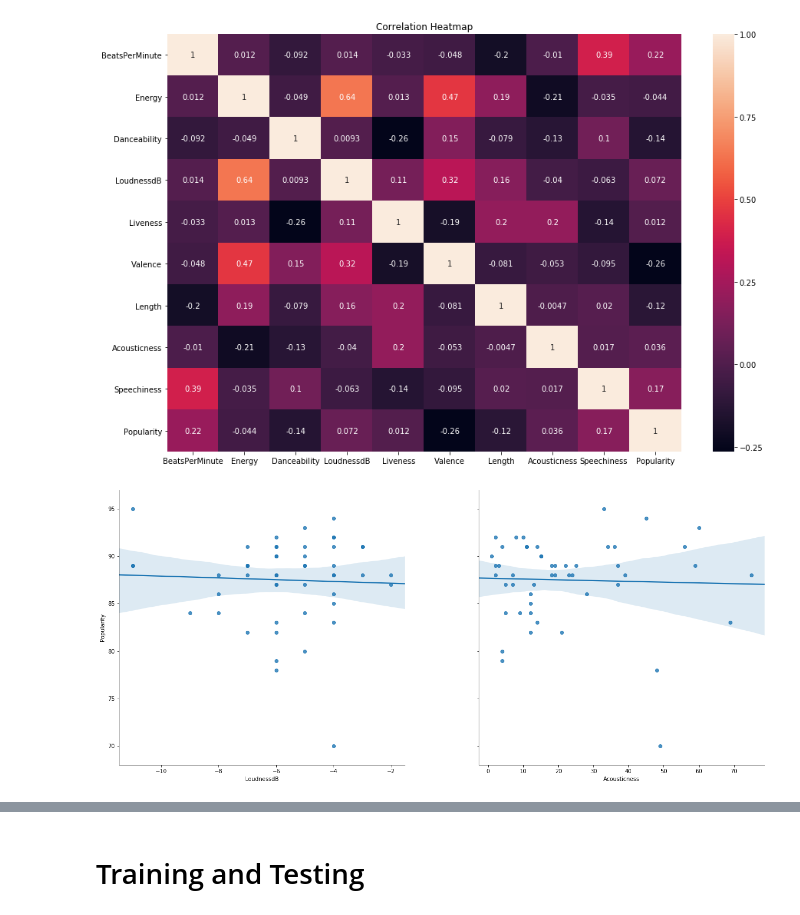
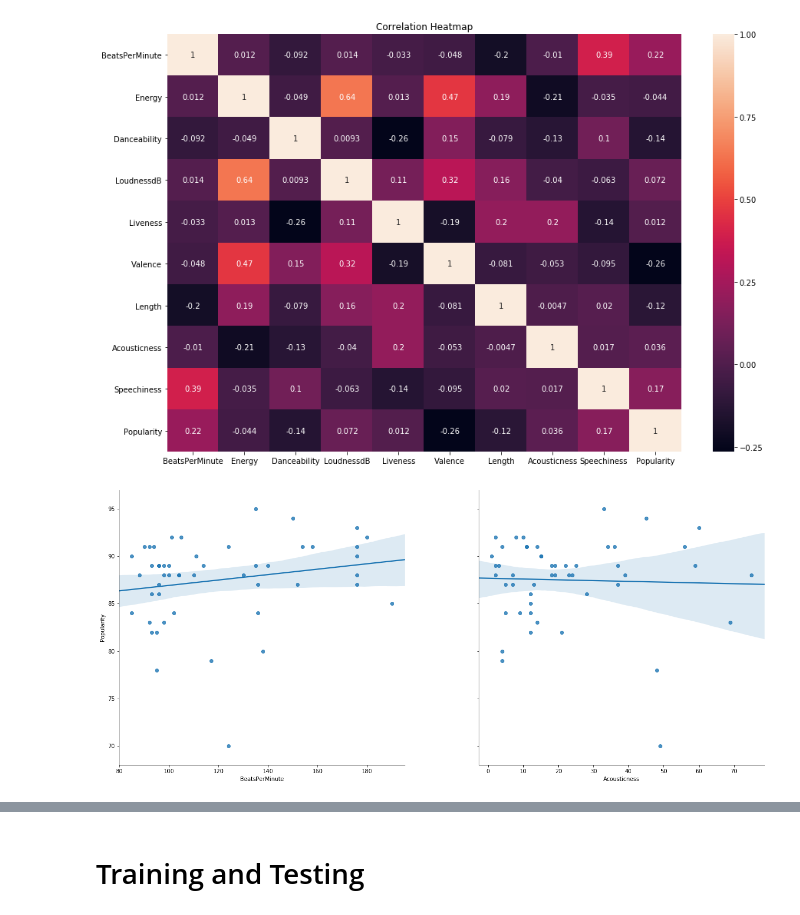
Before and after one commit to yc-gh/Kaggle, a Jupyter notebook: Spotify Songs/Top 50 Spotify.ipynb, the cells around one changed output, grey strips where cells are left out. Drawn from its saved outputs; the diff is of its cells as text; code cells hidden in the pictures.

```diff
--- a/Spotify Songs/Top 50 Spotify.ipynb
+++ b/Spotify Songs/Top 50 Spotify.ipynb
@@ -177,10 +178,10 @@ plt.show()
 # %% [output]
 [figure]
 # %%
-# as seen from the correlation heatmap, certain features have very little correlation with Popularity
-# Loudness and Acousticness seem to be such features
-# let's try regressing Popularity on these
-figure = sns.pairplot(data, x_vars=['LoudnessdB', 'Acousticness'], y_vars=['Popularity'], kind='reg')
+# certain features such as BeatsPerMinute and Speechiness have higher correlation than others
+# and features like Acousticness have very little correlation
+# regression plots of Popularity vs certain features show this
+figure = sns.pairplot(data, x_vars=['BeatsPerMinute','Acousticness'], y_vars=['Popularity'], kind='reg')
 figure.fig.set_size_inches(20, 10)
 # %% [output]
-[figure, old version]
+[figure, new version]
```
Also changed, not shown: parts of 6 cells of this notebook.
